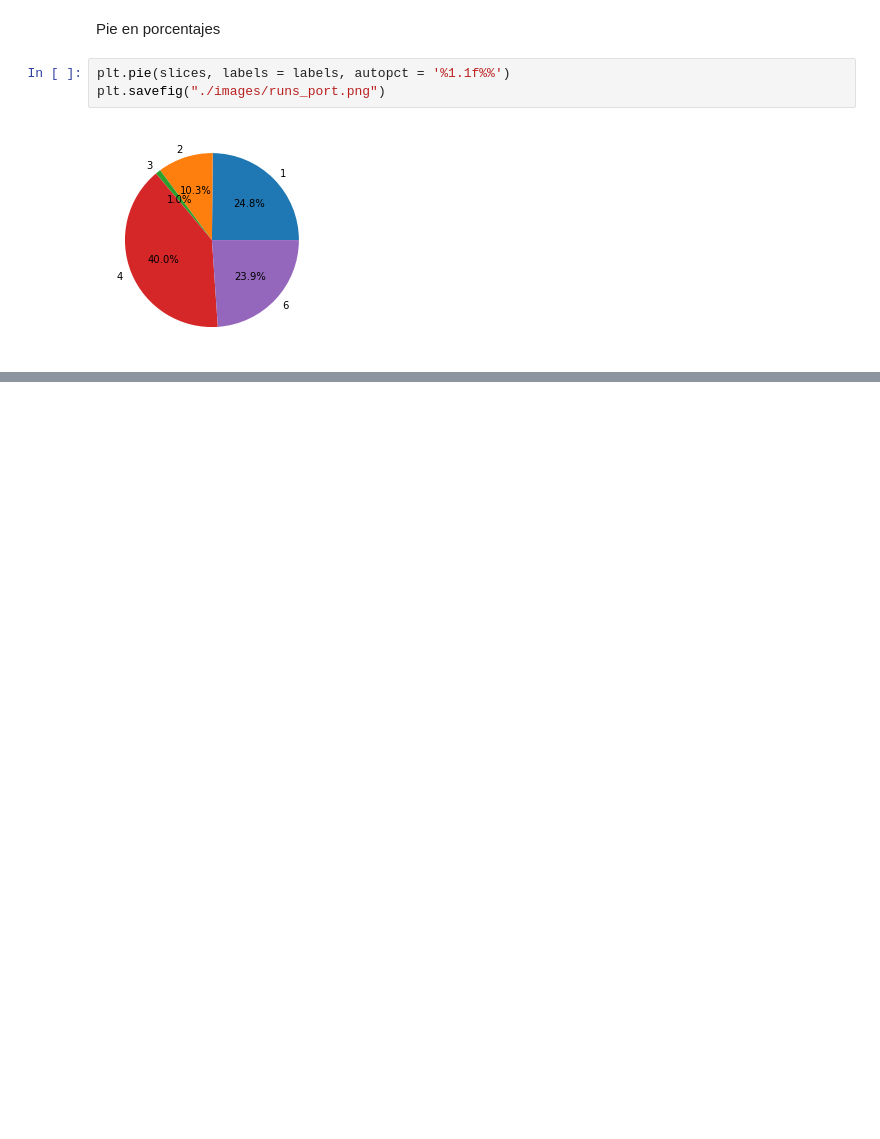
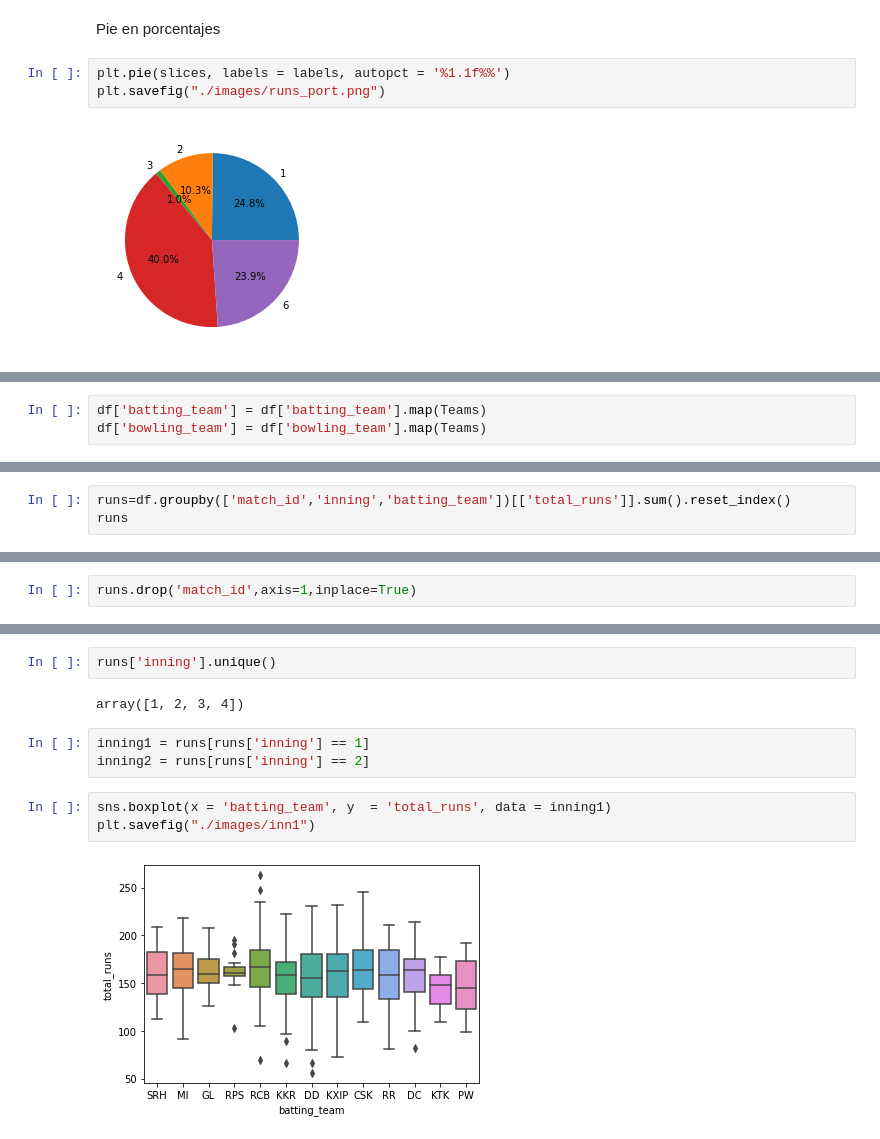
Before and after one commit to Data-Analysis-Projects-Udemy/Project-5-IPL-Data-Analysis-, a Jupyter notebook: deliveries.ipynb, the cells around one changed output, grey strips where cells are left out. Saved outputs shown, nothing was run; the diff lists cells and outputs as text; blank space fills up the shorter version.

```diff
--- a/deliveries.ipynb
+++ b/deliveries.ipynb
@@ -94,0 +135,3 @@ plt.savefig("./images/runs_port.png")
+# %%
+df['batting_team'] = df['batting_team'].map(Teams)
+df['bowling_team'] = df['bowling_team'].map(Teams)
@@ -94,0 +167,3 @@ plt.savefig("./images/runs_port.png")
+# %%
+runs=df.groupby(['match_id','inning','batting_team'])[['total_runs']].sum().reset_index()
+runs
@@ -94,0 +184,2 @@ plt.savefig("./images/runs_port.png")
+# %%
+runs.drop('match_id',axis=1,inplace=True)
@@ -94,0 +202,12 @@ plt.savefig("./images/runs_port.png")
+# %%
+runs['inning'].unique()
+# %% [output]
+array([1, 2, 3, 4])
+# %%
+inning1 = runs[runs['inning'] == 1]
+inning2 = runs[runs['inning'] == 2]
+# %%
+sns.boxplot(x = 'batting_team', y  = 'total_runs', data = inning1)
+plt.savefig("./images/inn1")
+# %% [output]
+[figure, added]
```
Also changed, not shown: parts of 21 cells of this notebook, 8 other files.
